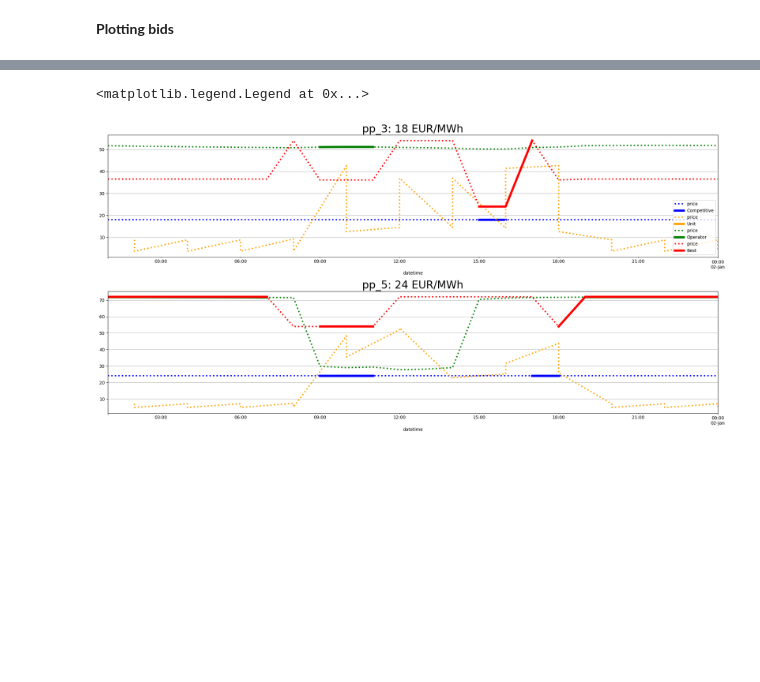
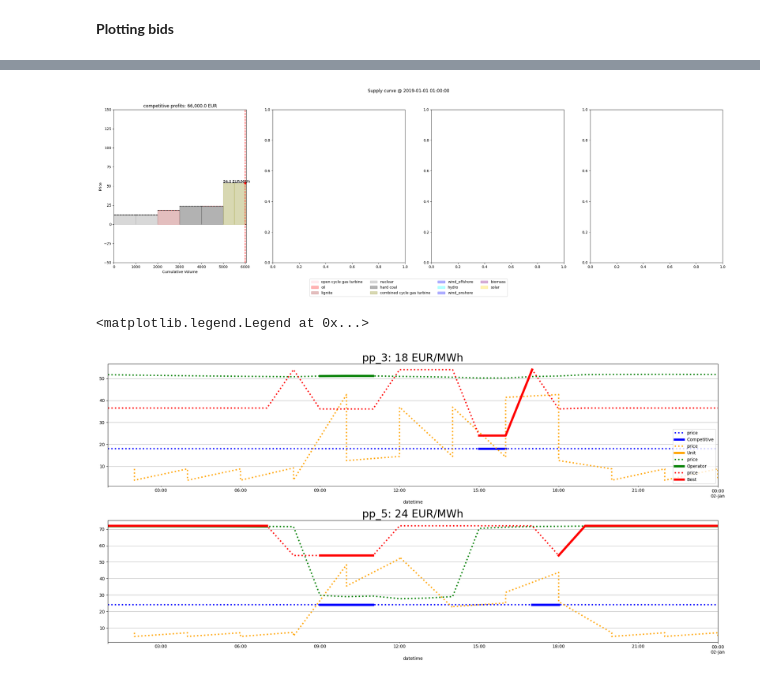
Before and after one commit to chiara-fb/assume, a Jupyter notebook: market_power/test_case.ipynb, the cells around one changed output, grey strips where cells are left out. Saved outputs shown, nothing was run; the diff lists cells and outputs as text; code cells hidden in the pictures; blank space fills up the shorter version.

```diff
--- a/market_power/test_case.ipynb
+++ b/market_power/test_case.ipynb
@@ -619,7 +594,7 @@ import numpy as np
 from IPython.display import Markdown, display
 
 from util_funcs.db_read import *
-from util_funcs.market_power_index import *
+from market_power.util_funcs.market_power_index import *
 
 %load_ext autoreload
 %autoreload 2
@@ -631,6 +606,7 @@ inputs_path = "inputs"
 
 bids_dfs = {}
 running_profit_dfs = {}
+dispatch_dfs = {}
 rsi_dfs = {}
 li_dfs = {}
 ms_dfs = {}
@@ -648,6 +624,8 @@ for name, example in zip(names, examples):
     bids_dfs[name] = df
     profits = df.groupby(["datetime", "unit_operator"])["profit"].sum().unstack()
     running_profit_dfs[name] = profits["Operator-RL"]
+    dispatch = df.groupby(["datetime", "unit_operator"])["accepted_volume"].sum().unstack()
+    dispatch_dfs[name] =dispatch["Operator-RL"]
     rsi_dfs[name] = residual_supply_index(outputs_path)["Operator-RL"]
     li_dfs[name] = lerner_index(outputs_path)["Operator-RL"]
     ms_dfs[name] = marginal_share(outputs_path)["Operator-RL"]
@@ -656,13 +634,13 @@ for name, example in zip(names, examples):
 template = (
     "| Model | " + " | ".join(name.title() for name in names) + " |\n"
     "|--------|" + "--------|" * len(names) + "\n"
-    "| Total profit (Mn €)  | " + " | ".join(f'{running_profit_dfs[name].sum() / 10**6:,.4f}' for name in names) + " |\n"
+    "| Total profit (€)  | " + " | ".join(f'{running_profit_dfs[name].sum():,.0f}' for name in names) + " |\n"
     #  "| P-value  | " + " | ".join('-' if name == "competitive" else f'{nw_mean_test(running_profit_dfs[name],running_profit_dfs["competitive"])[-1]:.5f}' for name in names) + " |\n"
-    "| Total dispatch (TWh) | " + " | ".join(f'{bids_dfs[name]["power"].sum() / 10**6:,.4f}' for name in names) + " |\n"
+    "| Total dispatch (GWh) | " + " | ".join(f'{dispatch_dfs[name].sum():,.0f}' for name in names) + " |\n"
     "| RSI corr             | " + " | ".join(f'{running_profit_dfs[name].corr(rsi_dfs[name]):.2f}' for name in names) + " |\n"
+    "| Marginal (% of hours)| " + " | ".join(f'{ms_dfs[name]:.2f}'  for name in names) + " |\n"
     "| Average LI              | " + " | ".join(f'{li_dfs[name].mean():.2f}'  for name in names) + " |\n"
     "| (std)                | " + " | ".join(f'{li_dfs[name].std():.2f}'  for name in names) + " |\n"
-    "| Marginal (% of hours)| " + " | ".join(f'{ms_dfs[name]:.2f}'  for name in names) + " |\n"
     "| Output gap           | " + " | ".join(f'{gap_dfs[name].mean():.2%}'  for name in names) + " |\n"
     "| (std)                | " + " | ".join(f'{gap_dfs[name].std():.2f}'  for name in names) + " |\n"
 
@@ -683,0 +762,4 @@ plot_supply_curves(bids_dfs, time_sleep=1)
+# %%
+from util_funcs.db_plot import *
+plot_supply_curves(bids_dfs)
+# %% [output]
@@ -684,3 +767,4 @@ plot_supply_curves(bids_dfs, time_sleep=1)
+[figure, added]
 # %%
 import matplotlib.pyplot as plt
 plt.rcParams["axes.grid"] = True
```
Also changed, not shown: parts of 13 cells of this notebook, 17 other files.
